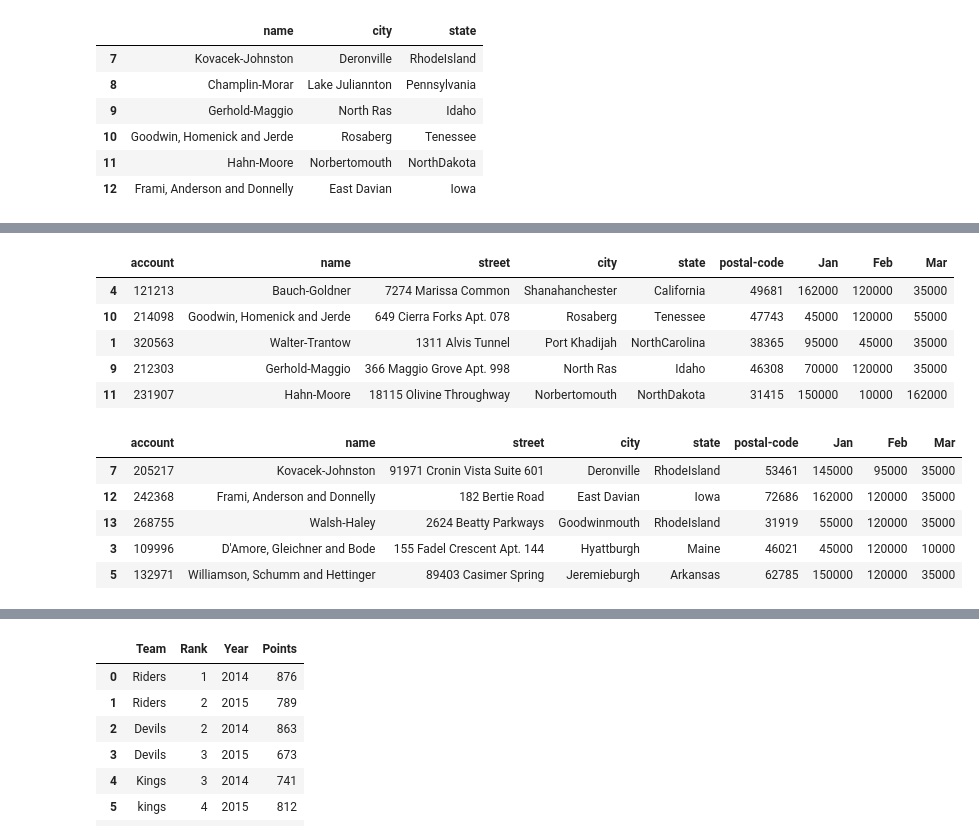
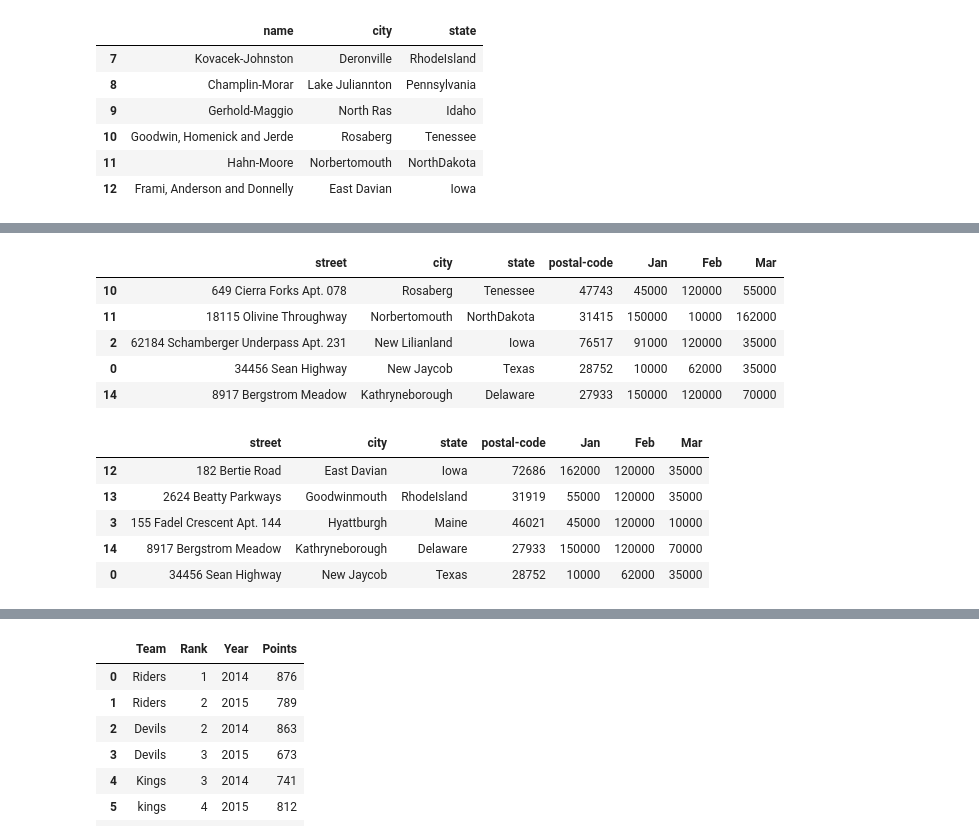
Before and after one commit to prof-dana/Lecture-Code, a Jupyter notebook: BigDataMining/ch05_pandas.ipynb, the cells around one changed output, grey strips where cells are left out. Drawn from its saved outputs; the diff is of its cells as text; code cells hidden in the pictures.

```diff
--- a/BigDataMining/ch05_pandas.ipynb
+++ b/BigDataMining/ch05_pandas.ipynb
@@ -59,7 +31,7 @@ DataFrame(raw_data,
 # %%
-file = './data/comp-data.csv'
+file = 'https://raw.githubusercontent.com/prof-dana/Lecture-Code/refs/heads/main/BigDataMining/data/comp-data.csv'
 
-df_data = pd.read_csv(file) # csv 데이터 로드
+df_data = pd.read_csv(file) #load csv data
 df = pd.DataFrame(df_data)
 df
 # %% [output]
@@ -199,18 +200,18 @@ df_sort.head()
 # %%
-df.sort_values(by="city", ascending=False).head()#내름차순
+df.sort_values(by="city", ascending=False).head()#Descending Order
 # %% [output]
-|  | account | name | street | city | state | postal-code | Jan | Feb | Mar |
-| 4 | 121213 | Bauch-Goldner | 7274 Marissa Common | Shanahanchester | California | 49681 | 162000 | 120000 | 35000 |
-| 10 | 214098 | Goodwin, Homenick and Jerde | 649 Cierra Forks Apt. 078 | Rosaberg | Tenessee | 47743 | 45000 | 120000 | 55000 |
-| 1 | 320563 | Walter-Trantow | 1311 Alvis Tunnel | Port Khadijah | NorthCarolina | 38365 | 95000 | 45000 | 35000 |
-| 9 | 212303 | Gerhold-Maggio | 366 Maggio Grove Apt. 998 | North Ras | Idaho | 46308 | 70000 | 120000 | 35000 |
-| 11 | 231907 | Hahn-Moore | 18115 Olivine Throughway | Norbertomouth | NorthDakota | 31415 | 150000 | 10000 | 162000 |
+|  | street | city | state | postal-code | Jan | Feb | Mar |
+| 10 | 649 Cierra Forks Apt. 078 | Rosaberg | Tenessee | 47743 | 45000 | 120000 | 55000 |
+| 11 | 18115 Olivine Throughway | Norbertomouth | NorthDakota | 31415 | 150000 | 10000 | 162000 |
+| 2 | 62184 Schamberger Underpass Apt. 231 | New Lilianland | Iowa | 76517 | 91000 | 120000 | 35000 |
+| 0 | 34456 Sean Highway | New Jaycob | Texas | 28752 | 10000 | 62000 | 35000 |
+| 14 | 8917 Bergstrom Meadow | Kathryneborough | Delaware | 27933 | 150000 | 120000 | 70000 |
 # %%
-df.sort_values(by=["city","name"]).head()
+df.sort_values(by=["city","state"]).head()
 # %% [output]
-|  | account | name | street | city | state | postal-code | Jan | Feb | Mar |
-| 7 | 205217 | Kovacek-Johnston | 91971 Cronin Vista Suite 601 | Deronville | RhodeIsland | 53461 | 145000 | 95000 | 35000 |
-| 12 | 242368 | Frami, Anderson and Donnelly | 182 Bertie Road | East Davian | Iowa | 72686 | 162000 | 120000 | 35000 |
-| 13 | 268755 | Walsh-Haley | 2624 Beatty Parkways | Goodwinmouth | RhodeIsland | 31919 | 55000 | 120000 | 35000 |
-| 3 | 109996 | D'Amore, Gleichner and Bode | 155 Fadel Crescent Apt. 144 | Hyattburgh | Maine | 46021 | 45000 | 120000 | 10000 |
-| 5 | 132971 | Williamson, Schumm and Hettinger | 89403 Casimer Spring | Jeremieburgh | Arkansas | 62785 | 150000 | 120000 | 35000 |
+|  | street | city | state | postal-code | Jan | Feb | Mar |
+| 12 | 182 Bertie Road | East Davian | Iowa | 72686 | 162000 | 120000 | 35000 |
+| 13 | 2624 Beatty Parkways | Goodwinmouth | RhodeIsland | 31919 | 55000 | 120000 | 35000 |
+| 3 | 155 Fadel Crescent Apt. 144 | Hyattburgh | Maine | 46021 | 45000 | 120000 | 10000 |
+| 14 | 8917 Bergstrom Meadow | Kathryneborough | Delaware | 27933 | 150000 | 120000 | 70000 |
+| 0 | 34456 Sean Highway | New Jaycob | Texas | 28752 | 10000 | 62000 | 35000 |
```
Also changed, not shown: parts of 40 cells of this notebook.
